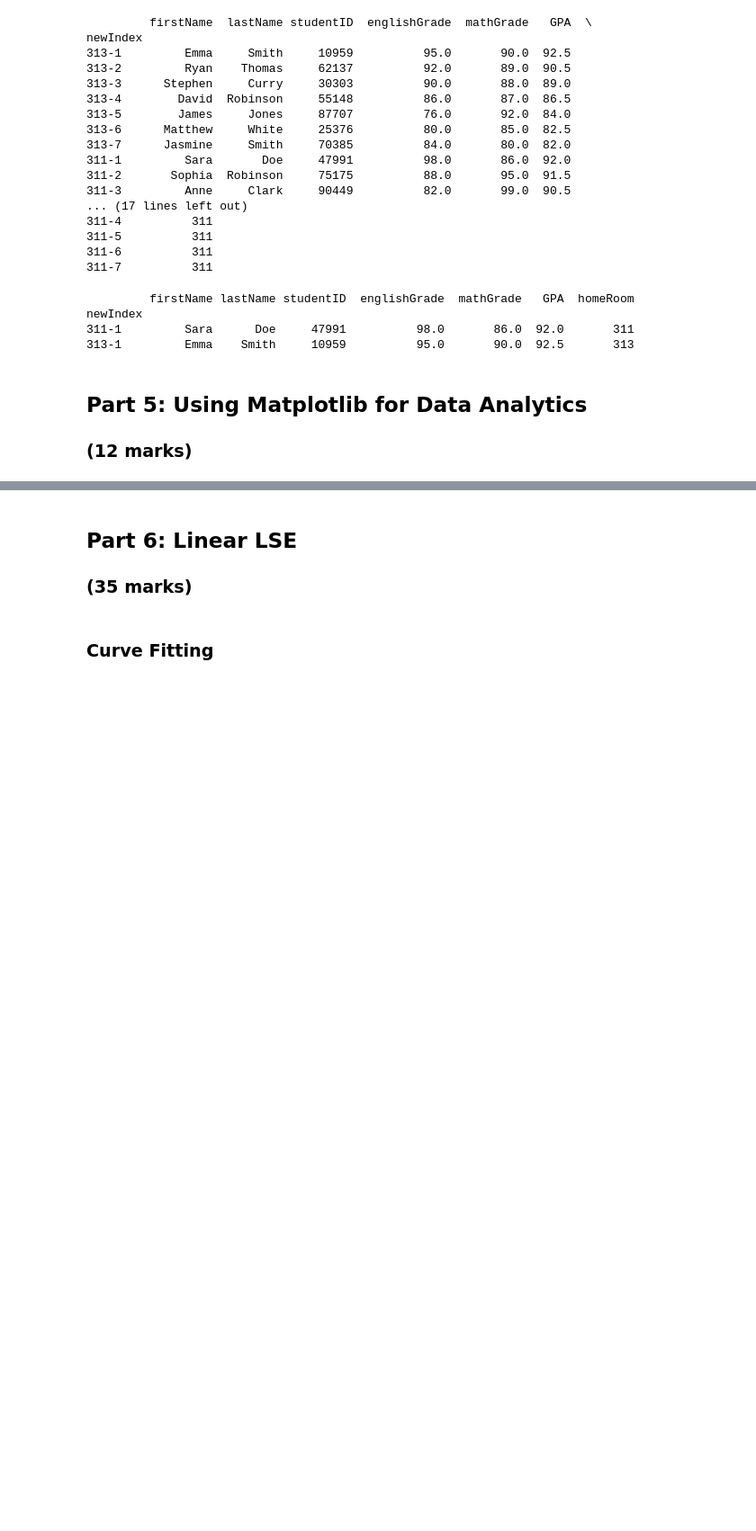
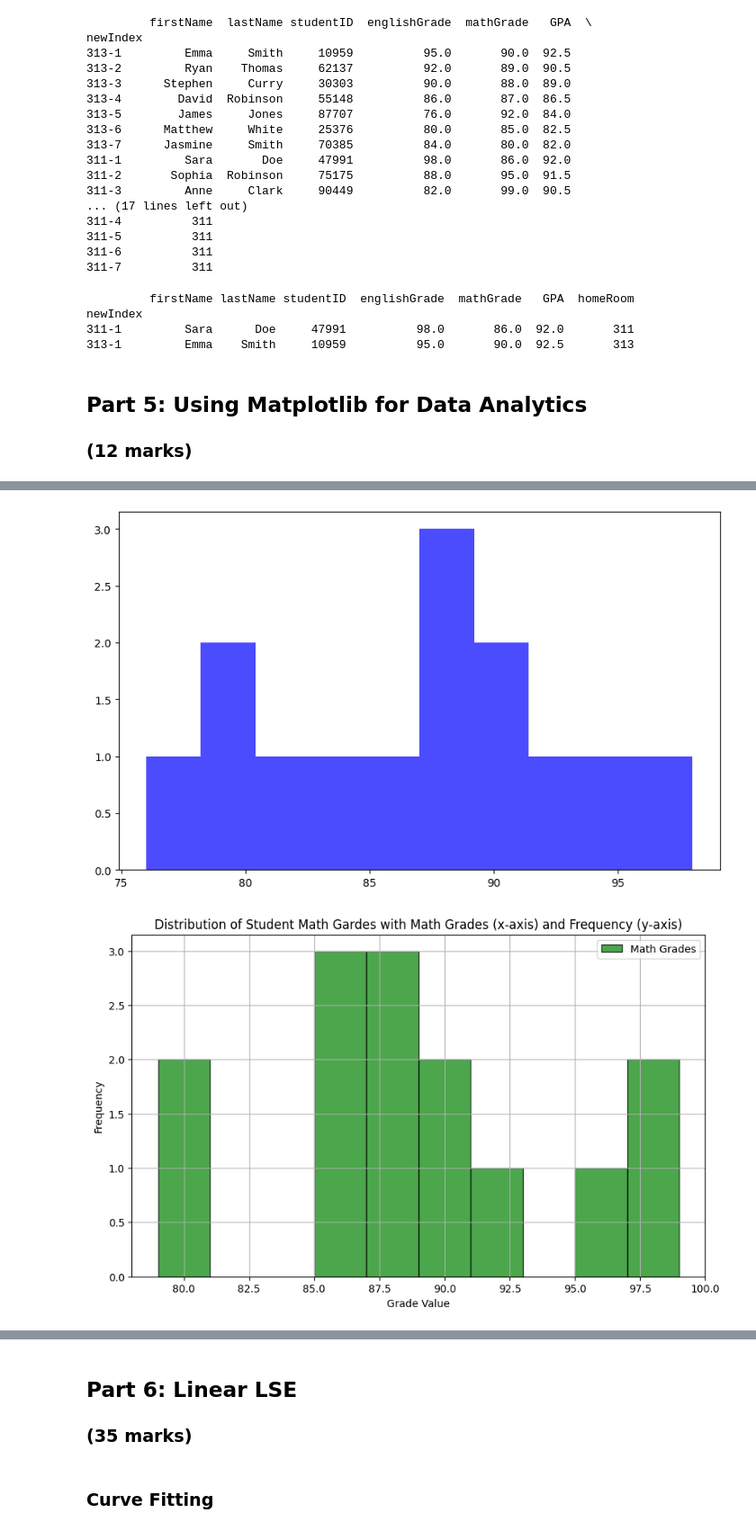
Before and after one commit to karafitzgerald/ENGG680_2025_Fall, a Jupyter notebook: Lab_Assignment1/StudentGradeManagement.ipynb, the cells around one changed output, grey strips where cells are left out. Shown: that part at 90% size. Drawn from its saved outputs; the diff is of its cells as text; code cells hidden in the pictures; blank space fills up the shorter version.

```diff
--- a/Lab_Assignment1/StudentGradeManagement.ipynb
+++ b/Lab_Assignment1/StudentGradeManagement.ipynb
@@ -576,27 +595,36 @@ newIndex
 # %%
 # Let's use matplotlib to display a histogram of the grades distribution
 # Histograms are useful for seeing the distribution of the students grades
 
 plt.figure(figsize=(10, 6))
 plt.hist(df_studentGrades['englishGrade'], bins=10, alpha=0.7, label='English Grades', color='blue')
 
 # Step 1: Use the line above as reference to create a histogram for the math grades
 # (1 mark)
 #
+plt.figure(figsize=(10,6))
+plt.hist(df_studentGrades['mathGrade'],bins=10, alpha=0.7, label = 'Math Grades', color ='green', edgecolor ='black')
 
 # Step 2: Ensure that your plot is descriptive, so use labels (x and y axis), a title, and a legend.
 # Hint: Use the matplotlib .legend(loc='<location>') to add and place the legend.
 # You can use 'upper left', 'upper right', 'lower left', and 'lower right' to specify the location.
 # (3 marks)
 #
+plt.xlabel("Grade Value")
+plt.ylabel("Frequency")
+plt.title("Distribution of Student Math Gardes with Math Grades (x-axis) and Frequency (y-axis)")
+plt.legend(loc='upper right')
 plt.grid(True)
 
 # Step 3: Use the .savefig('<image_title>'.png) to output an image file of the histogram.
 # Please be sure to use a descriptive title!
 # (1 mark)
 #
-
+plt.savefig ('Math Grade Histogram Distribution.png')
 plt.show()
+# %% [output]
+[figure, added]
+[figure, added]
 # %%
 # Let's also use matplotlib to display a scatter plot of English vs. Math grades
 # Scatter plots are useful for seeing the relationship between two variables
```
Also changed, not shown: parts of 20 cells of this notebook.
